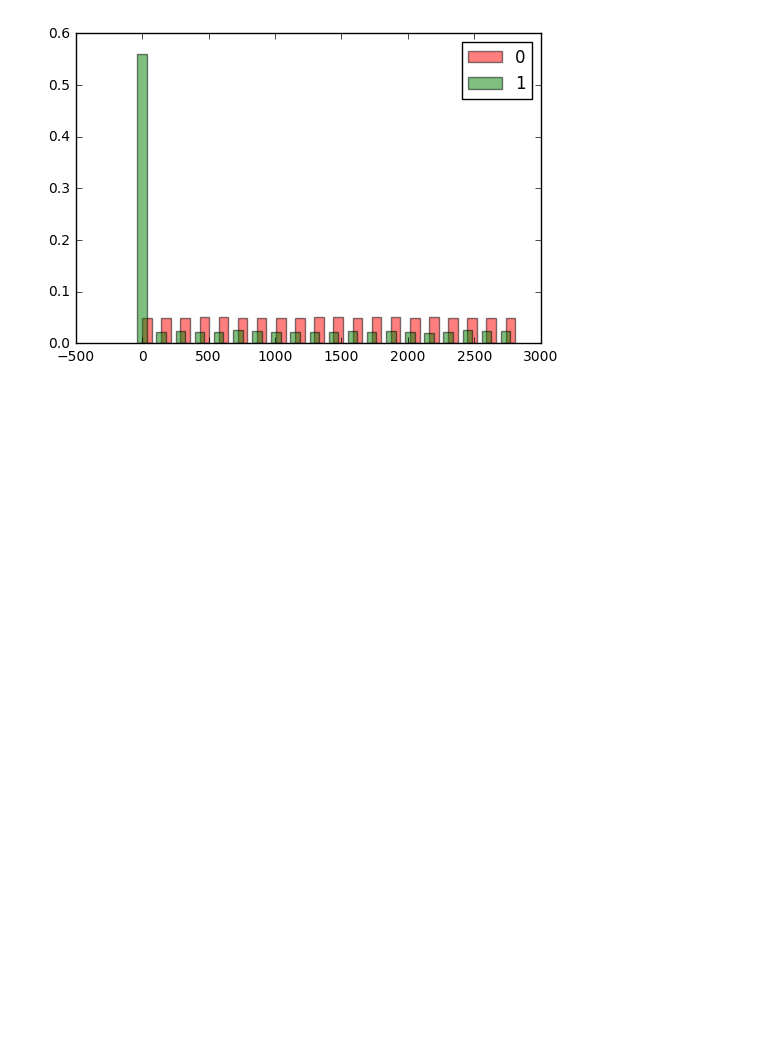
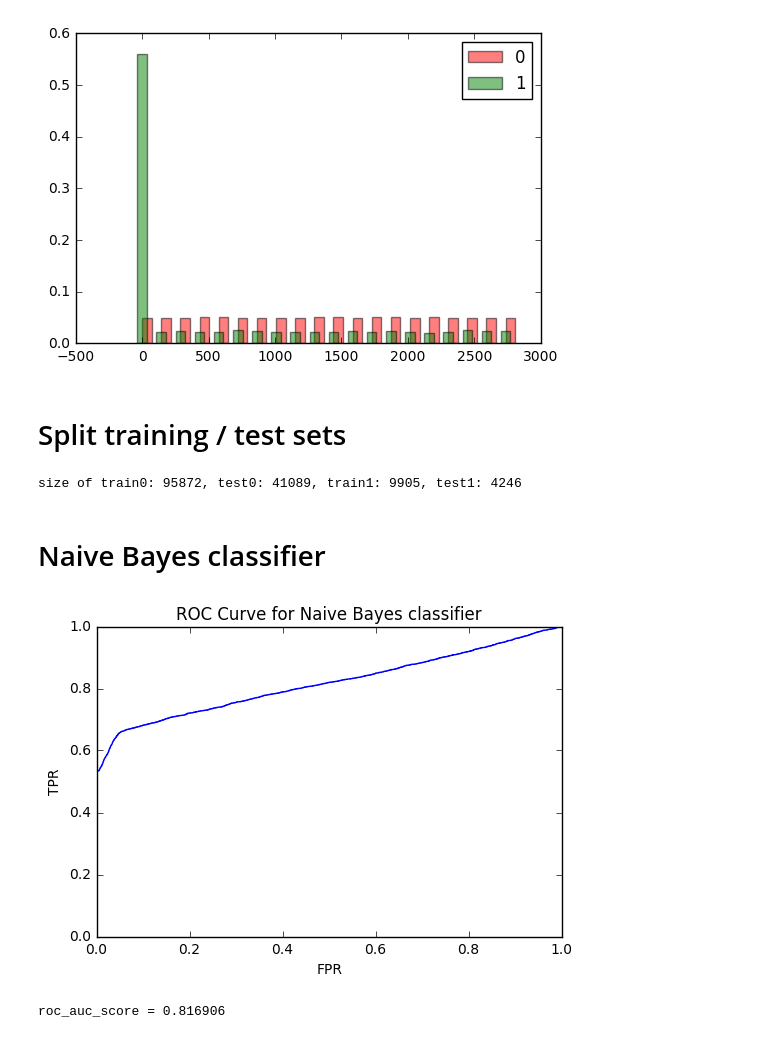
Before and after one commit to peterboord/fraud, a Jupyter notebook: fraud.ipynb, the cells around one changed output. Cells and saved outputs as stored; diff of their text form; code cells hidden in the pictures; blank space fills up the shorter version.

Commit message:
Naive Bayes classifier

```diff
--- a/fraud.ipynb
+++ b/fraud.ipynb
@@ -135,2 +160,49 @@ df_hist('time')
 # %% [output]
 [figure]
+# %% [markdown]
+# Split training / test sets
+# %%
+# split each class into train / test sets
+(train0, test0) = train_test_split(class0)
+(train1, test1) = train_test_split(class1)
+print "size of train0: %s, test0: %s, train1: %s, test1: %s\n" % (len(train0), len(test0), len(train1), len(test1))
+# %% [output]
+size of train0: 95872, test0: 41089, train1: 9905, test1: 4246
+# %% [markdown]
+# Naive Bayes classifier
+# %%
+# fit kernel density models on training data for continuous features
+density_smoothing = 0.25
+absolute_tolerance = 1E-8 # leads to faster execution
+kde_time0 = KernelDensity(kernel='gaussian', bandwidth=density_smoothing, atol=absolute_tolerance).fit(train0['time'].values.reshape(-1, 1))
+kde_time1 = KernelDensity(kernel='gaussian', bandwidth=density_smoothing, atol=absolute_tolerance).fit(train1['time'].values.reshape(-1, 1))
+kde_nr_users0 = KernelDensity(kernel='gaussian', bandwidth=density_smoothing, atol=absolute_tolerance).fit(train0['nr_users'].values.reshape(-1, 1))
+kde_nr_users1 = KernelDensity(kernel='gaussian', bandwidth=density_smoothing, atol=absolute_tolerance).fit(train1['nr_users'].values.reshape(-1, 1))
+# %%
+# calculate marginal probabilities for continuous features
+test0.loc[:,'p_time0'] = np.exp(kde_time0.score_samples(test0['time'].values.reshape(-1, 1)))
+test1.loc[:,'p_time0'] = np.exp(kde_time0.score_samples(test1['time'].values.reshape(-1, 1)))
+test0.loc[:,'p_time1'] = np.exp(kde_time1.score_samples(test0['time'].values.reshape(-1, 1)))
+test1.loc[:,'p_time1'] = np.exp(kde_time1.score_samples(test1['time'].values.reshape(-1, 1)))
+test0.loc[:,'p_nr_users0'] = np.exp(kde_nr_users0.score_samples(test0['nr_users'].values.reshape(-1, 1)))
+test1.loc[:,'p_nr_users0'] = np.exp(kde_nr_users0.score_samples(test1['nr_users'].values.reshape(-1, 1)))
+test0.loc[:,'p_nr_users1'] = np.exp(kde_nr_users1.score_samples(test0['nr_users'].values.reshape(-1, 1)))
+test1.loc[:,'p_nr_users1'] = np.exp(kde_nr_users1.score_samples(test1['nr_users'].values.reshape(-1, 1)))
+# %%
+# use Bayes rule to calculate P(fraud)
+test0.loc[:, 'p_fraud'] = test0.p_nr_users1*test0.p_time1*p_fraud/(test0.p_nr_users0*test0.p_time0*(1 - p_fraud) + test0.p_nr_users1*test0.p_time1*p_fraud)
+test1.loc[:, 'p_fraud'] = test1.p_nr_users1*test1.p_time1*p_fraud/(test1.p_nr_users0*test1.p_time0*(1 - p_fraud) + test1.p_nr_users1*test1.p_time1*p_fraud)
+# %%
+# Plot ROC curve
+y_true = np.r_[test0['class'], test1['class']]
+y_score = np.r_[test0['p_fraud'], test1['p_fraud']]
+fpr, tpr, thresholds = roc_curve(y_true, y_score)
+plt.plot(fpr, tpr)
+plt.title('ROC Curve for Naive Bayes classifier')
+plt.xlabel('FPR')
+plt.ylabel('TPR')
+plt.show()
+print "roc_auc_score = %f" % roc_auc_score(y_true, y_score)
+# %% [output]
+[figure, added]
+roc_auc_score = 0.816906
```
Also changed, not shown: parts of 7 cells of this notebook, 1 other file.
